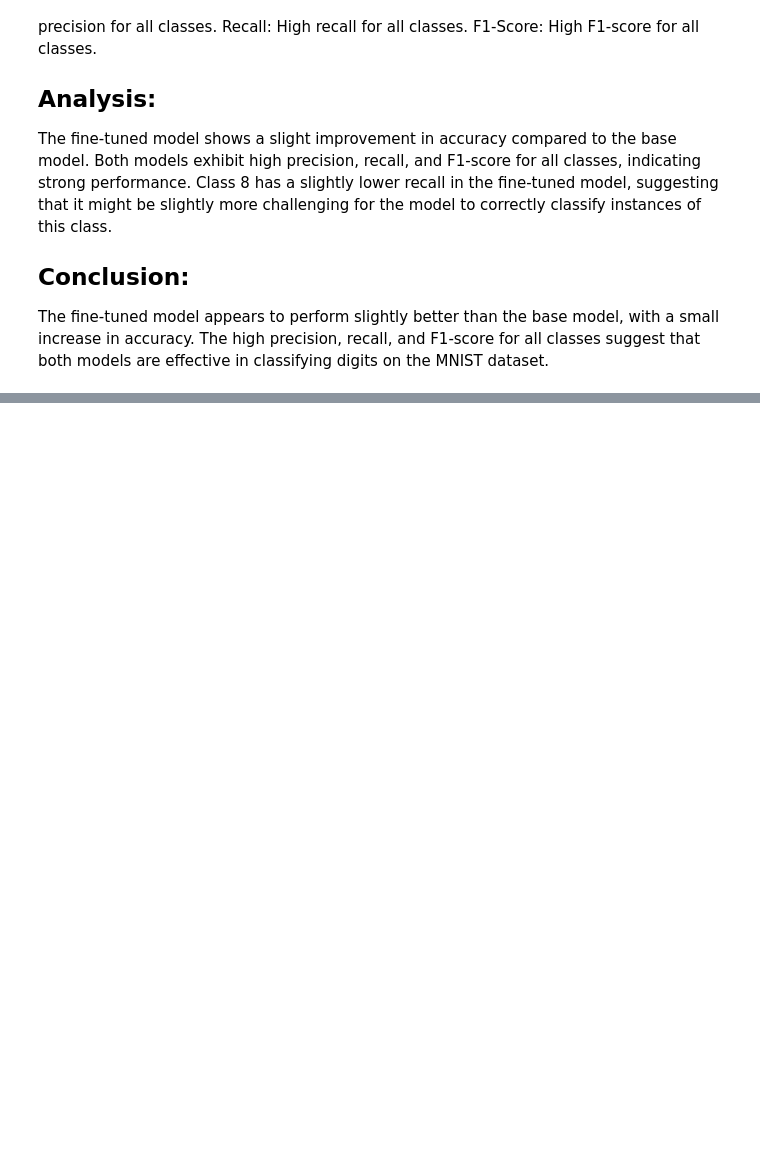
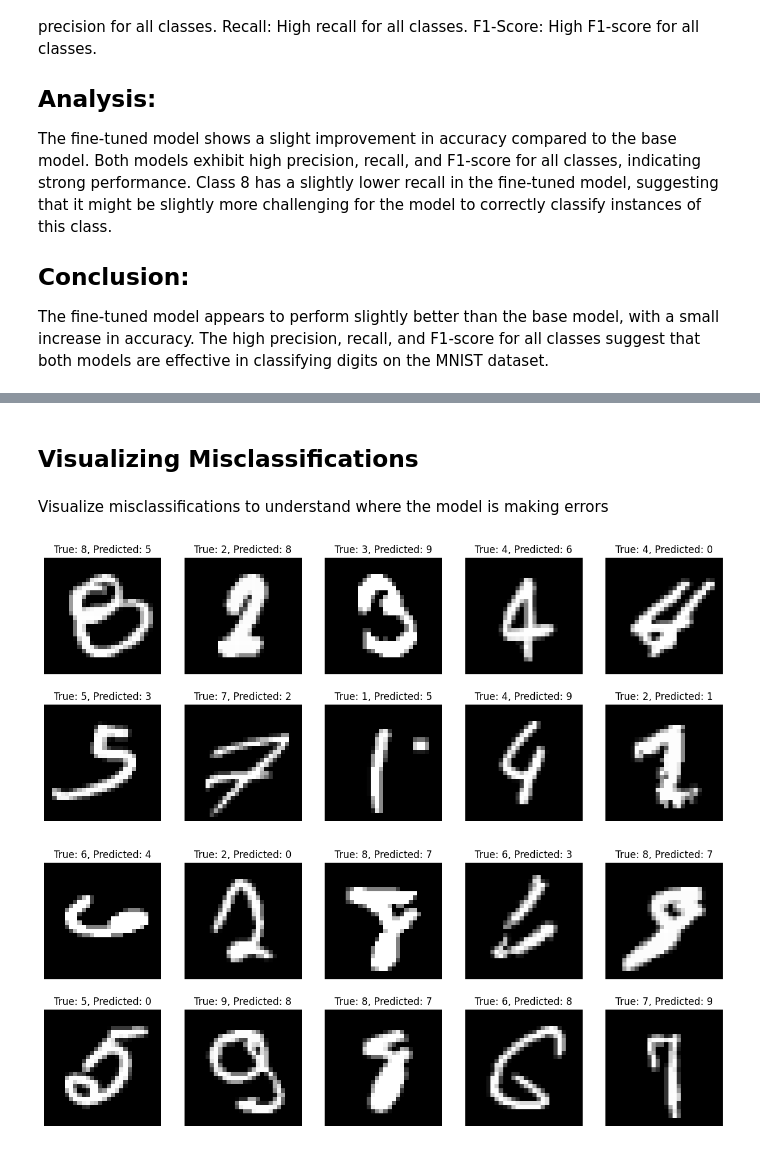
Before and after one commit to malu-shamesh/classify-handwritten-digits, a Jupyter notebook: classifying-hand-written-digits.ipynb, the cells around one changed output, grey strips where cells are left out. Drawn from its saved outputs; the diff is of its cells as text; code cells hidden in the pictures; blank space fills up the shorter version.

```diff
--- a/classifying-hand-written-digits.ipynb
+++ b/classifying-hand-written-digits.ipynb
@@ -225,0 +255,27 @@ The high precision, recall, and F1-score for all classes suggest that both model
+# %% [markdown]
+## Visualizing Misclassifications
+# %% [markdown]
+Visualize misclassifications to understand where the model is making errors
+# %%
+# Function to plot misclassifications
+def plot_misclassifications(model, test_images, test_labels, predicted_classes, num_samples=10):
+    misclassifications = np.where(test_labels != predicted_classes)[0]
+    random_samples = np.random.choice(misclassifications, size=num_samples, replace=False)
+
+    plt.figure(figsize=(15, 6))
+    for i, idx in enumerate(random_samples, 1):
+        plt.subplot(2, 5, i)
+        plt.imshow(test_images[idx].reshape(28, 28), cmap='gray')
+        plt.title(f'True: {test_labels[idx]}, Predicted: {predicted_classes[idx]}')
+        plt.axis('off')
+
+    plt.show()
+
+# For the base model
+plot_misclassifications(model, test_images, test_labels, predicted_classes)
+
+# For the fine-tuned model
+plot_misclassifications(fine_tuned_model, test_images, test_labels, fine_tuned_predicted_classes)
+# %% [output]
+[figure, added]
+[figure, added]
```
Also changed, not shown: parts of 10 cells of this notebook.
